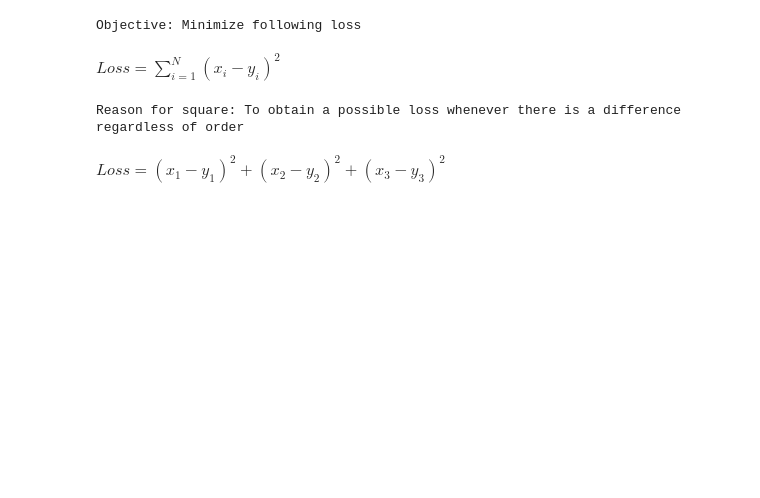
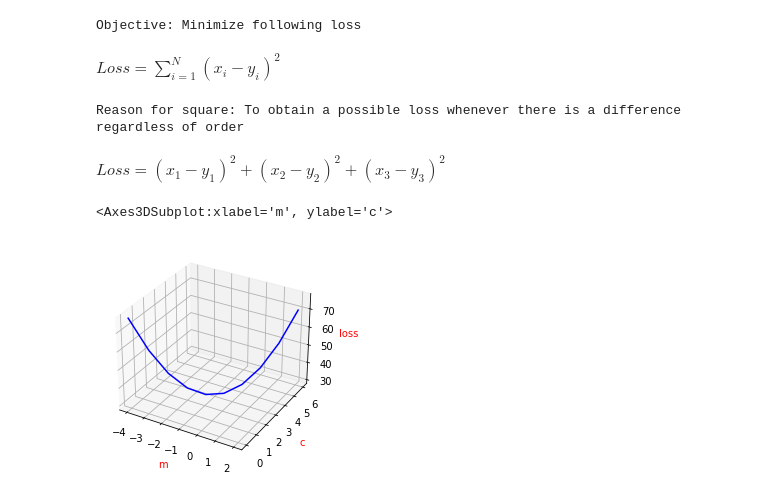
Before and after one commit to arf-themascoteers/basics, a Jupyter notebook: curve_fitting.ipynb, the cells around one changed output. Saved outputs shown, nothing was run; the diff lists cells and outputs as text; code cells hidden in the pictures; blank space fills up the shorter version.

```diff
--- a/curve_fitting.ipynb
+++ b/curve_fitting.ipynb
@@ -40,22 +40,32 @@ def get_loss(y, y_pred):
     return np.square(y_pred - y).sum()
 
 def get_y_pred(m,c):
-    y_preds = np.zeros((len(m_values), len(x)))
+    y_preds = np.zeros((len(m), len(x)))
     for i in range(len(m)):
         y_preds[i] = m[i] * x + c[i]
     return y_preds
 # %%
-m_values = np.linspace(m-3,m+3, 10)
-c_values = np.linspace(c-3,c+3, 10)
+def plot_loss():
+    m_values = np.linspace(m-3,m+3, 10)
+    c_values = np.linspace(c-3,c+3, 10)
 
-y_preds = get_y_pred(m_values, c_values)
-losses = np.zeros_like(m_values)
-for i in range(len(m_values)):
-    losses[i] = get_loss(y, y_preds[i])
+    y_preds = get_y_pred(m_values, c_values)
+    losses = np.zeros_like(m_values)
+    for i in range(len(m_values)):
+        losses[i] = get_loss(y, y_preds[i])
 
-fig = plt.figure()
-ax = plt.axes(projection='3d')
-ax.plot3D(m_values, c_values, losses, 'gray')
-ax.set_xlabel("m")
-ax.set_ylabel("c")
-ax.set_zlabel("loss")
+    fig = plt.figure()
+    ax = plt.axes(projection='3d')
+    ax.plot3D(m_values, c_values, losses, 'blue')
+    ax.set_xlabel("m")
+    ax.set_ylabel("c")
+    ax.set_zlabel("loss")
+    ax.xaxis.label.set_color('red')
+    ax.yaxis.label.set_color('red')
+    ax.zaxis.label.set_color('red')
+    return ax
+
+plot_loss()
+# %% [output]
+<Axes3DSubplot:xlabel='m', ylabel='c'>
+[figure, added]
```
Also changed, not shown: parts of 2 cells of this notebook.
